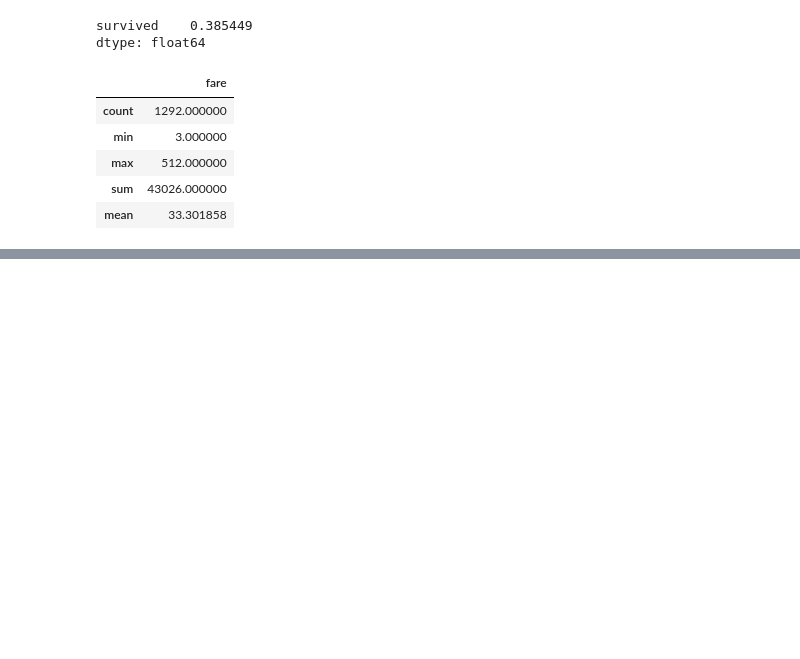
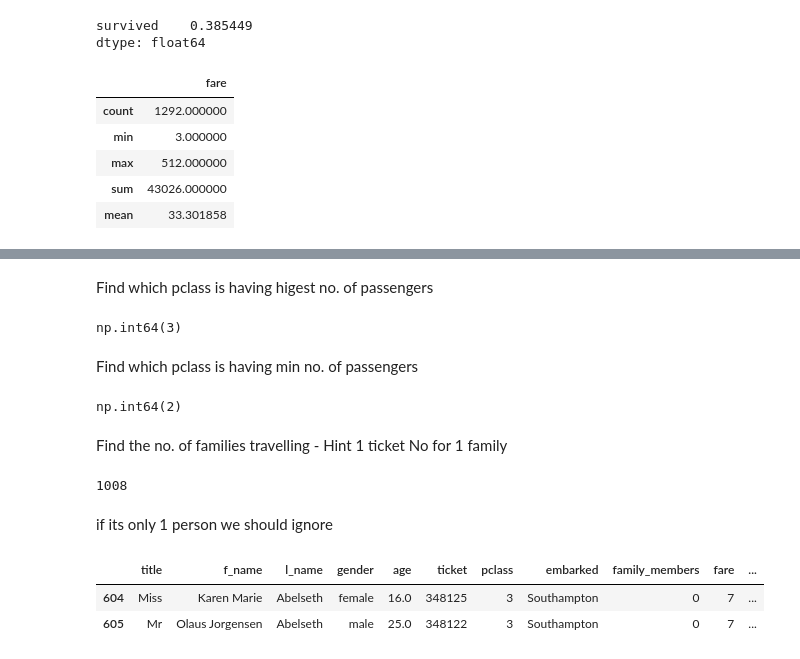
Before and after one commit to NotOnlyGeeks/LearnPandas, a Jupyter notebook: pandas2.ipynb, the cells around one changed output, grey strips where cells are left out. Cells and saved outputs as stored; diff of their text form; code cells hidden in the pictures; blank space fills up the shorter version.

```diff
--- a/pandas2.ipynb
+++ b/pandas2.ipynb
@@ -503,0 +621,30 @@ df.agg(cond)
+# %% [markdown]
+
+Find which pclass is having higest no. of passengers
+# %%
+gp_obj = df.groupby(['pclass'])
+gp_obj['pclass'].count().idxmax() ## idxmax - gives the index where value is maximum
+# %% [output]
+np.int64(3)
+# %% [markdown]
+Find which pclass is having min no. of passengers
+# %%
+gp_obj = df.groupby(['pclass'])
+gp_obj['pclass'].count().idxmin() ## idxmax - gives the index where value is maximum
+# %% [output]
+np.int64(2)
+# %% [markdown]
+Find the no. of families travelling - Hint 1 ticket No for 1 family
+# %%
+gp_obj = df.groupby(['ticket','l_name'])
+gp_obj[['ticket','l_name']].count().shape[0]
+# %% [output]
+1008
+# %% [markdown]
+if its only 1 person we should ignore
+# %%
+df[df['l_name']=='Abelseth']
+# %% [output]
+|  | title | f_name | l_name | gender | age | ticket | pclass | embarked | family_members | fare | ... |
+| 604 | Miss | Karen Marie | Abelseth | female | 16.0 | 348125 | 3 | Southampton | 0 | 7 | ... |
+| 605 | Mr | Olaus Jorgensen | Abelseth | male | 25.0 | 348122 | 3 | Southampton | 0 | 7 | ... |
```
Also changed, not shown: parts of 37 cells of this notebook.
